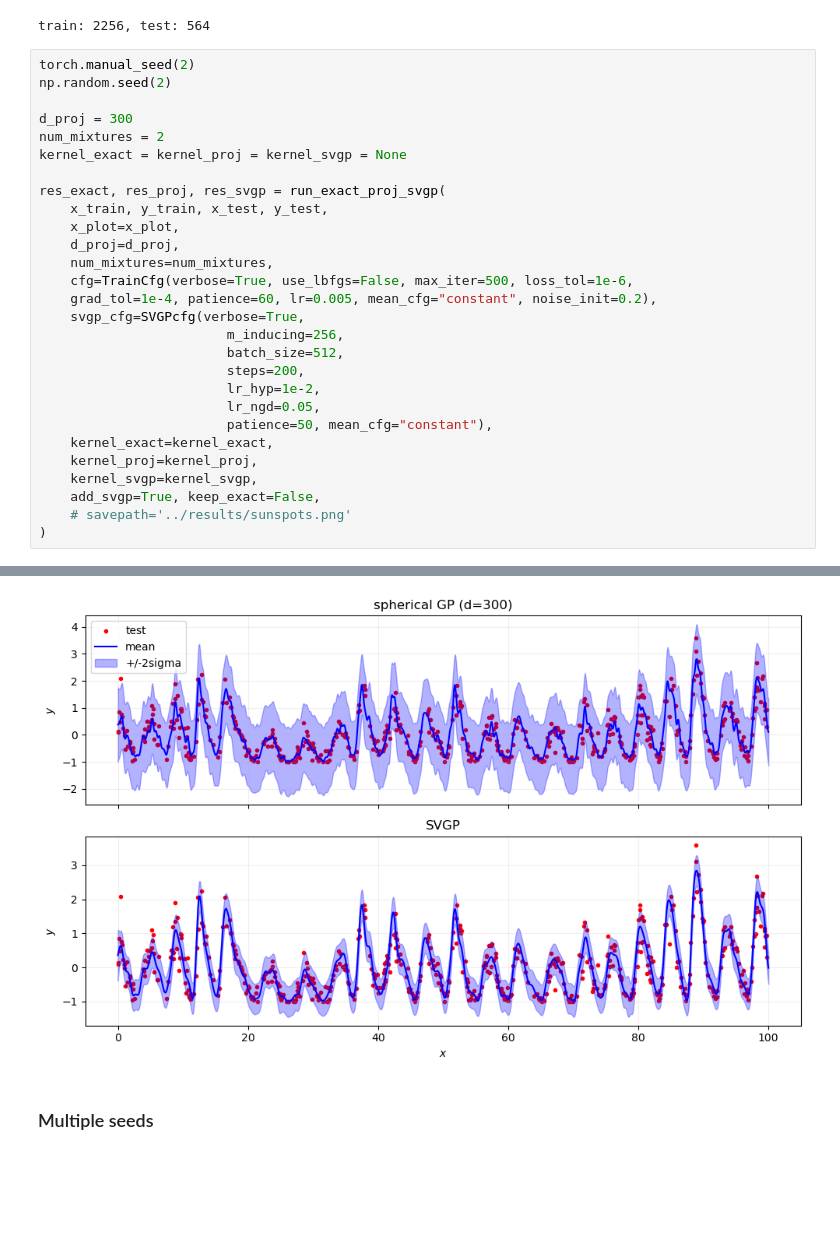
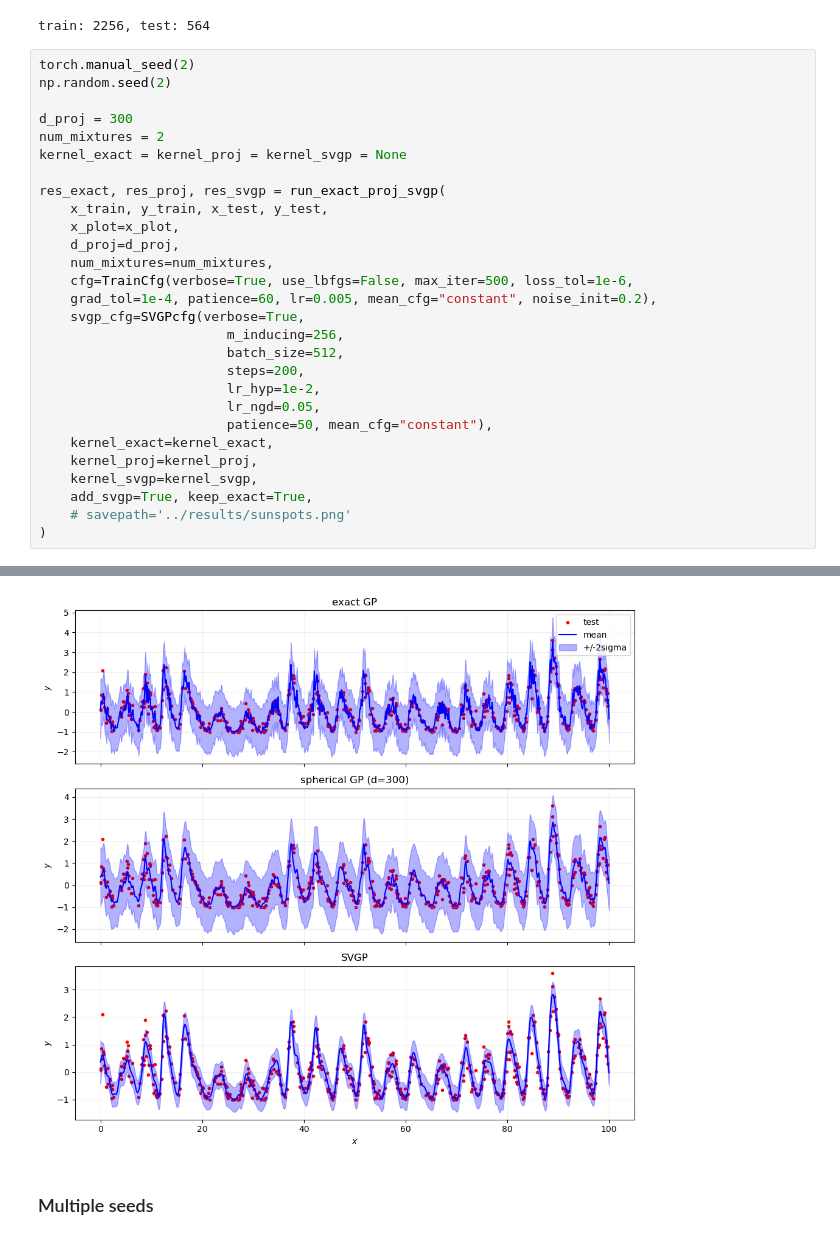
Before and after one commit to ArkinF/GP-Spherical-Projections, a Jupyter notebook: notebooks/04_real_datasets.ipynb, the cells around one changed output, grey strips where cells are left out. Drawn from its saved outputs; the diff is of its cells as text; blank space fills up the shorter version.

```diff
--- a/notebooks/04_real_datasets.ipynb
+++ b/notebooks/04_real_datasets.ipynb
@@ -87,7 +87,7 @@ res_exact, res_proj, res_svgp = run_exact_proj_svgp(
     kernel_exact=kernel_exact,
     kernel_proj=kernel_proj,
     kernel_svgp=kernel_svgp,
-    add_svgp=True, keep_exact=False,
+    add_svgp=True, keep_exact=True,
     # savepath='../results/sunspots.png'
 )
 # %% [output]
@@ -114,4 +111,4 @@ time_sec     9.628887  13.315721
-[figure, old version]
+[figure, new version]
 # %% [markdown]
 ### Multiple seeds
 # %%
```
Also changed, not shown: parts of 7 cells of this notebook.
